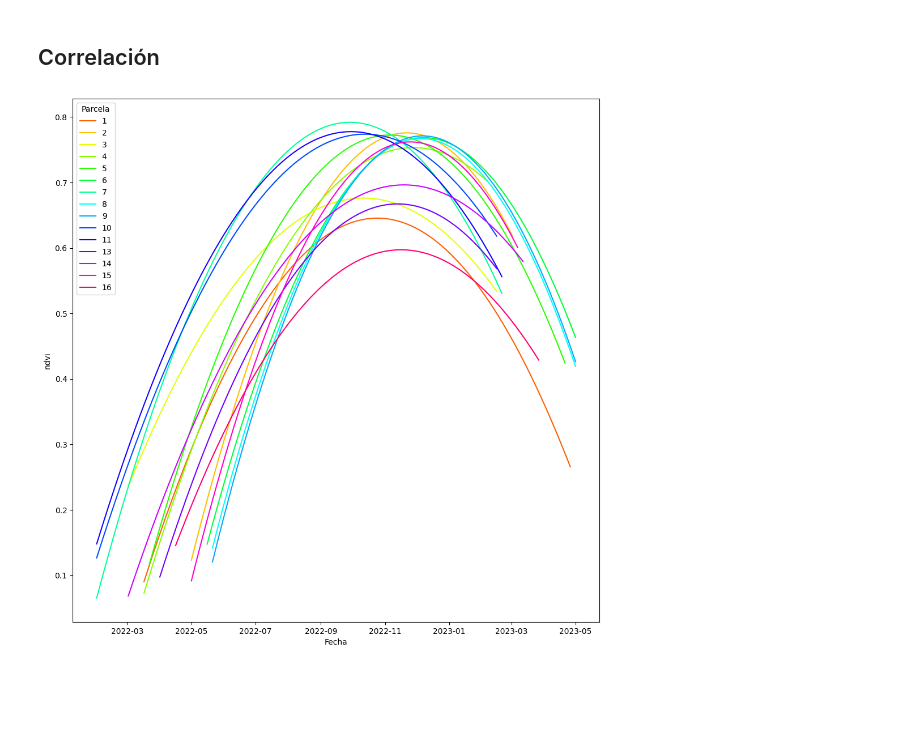
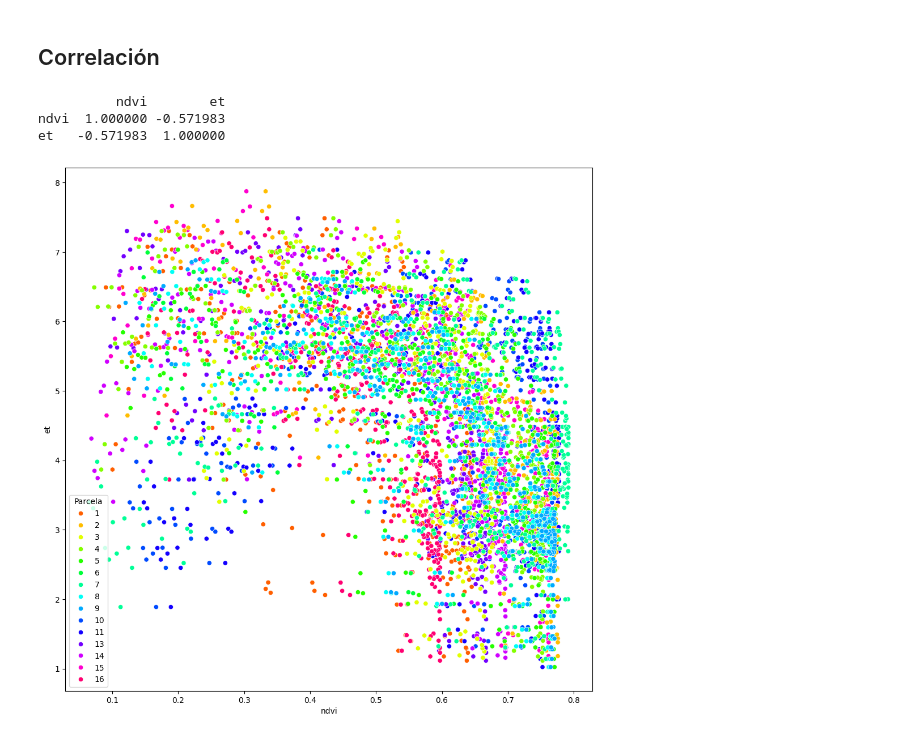
Before and after one commit to VivaldoGP/Tesis, a Jupyter notebook: data_analysis/notebooks/01_corr_data.ipynb, the cells around one changed output. Saved outputs shown, nothing was run; the diff lists cells and outputs as text; code cells hidden in the pictures; blank space fills up the shorter version.

```diff
--- a/data_analysis/notebooks/01_corr_data.ipynb
+++ b/data_analysis/notebooks/01_corr_data.ipynb
@@ -51,10 +51,14 @@ df.corr()
 # %%
 ids = df['Parcela'].unique()
 palette = sns.color_palette("hsv", len(ids))
+print(df[['ndvi', 'et']].corr(method='spearman'))
 
 plt.figure(figsize=(12, 12))
-sns.lineplot(data=df, x='Fecha', y='ndvi', hue='Parcela', palette=palette)
+sns.scatterplot(data=df, x='ndvi', y='et', hue='Parcela', palette=palette)
 plt.legend(title='Parcela')
 plt.show()
 # %% [output]
+          ndvi        et
+ndvi  1.000000 -0.571983
+et   -0.571983  1.000000
-[figure, old version]
+[figure, new version]
```
Also changed, not shown: parts of 1 cell of this notebook, 1 other file.
